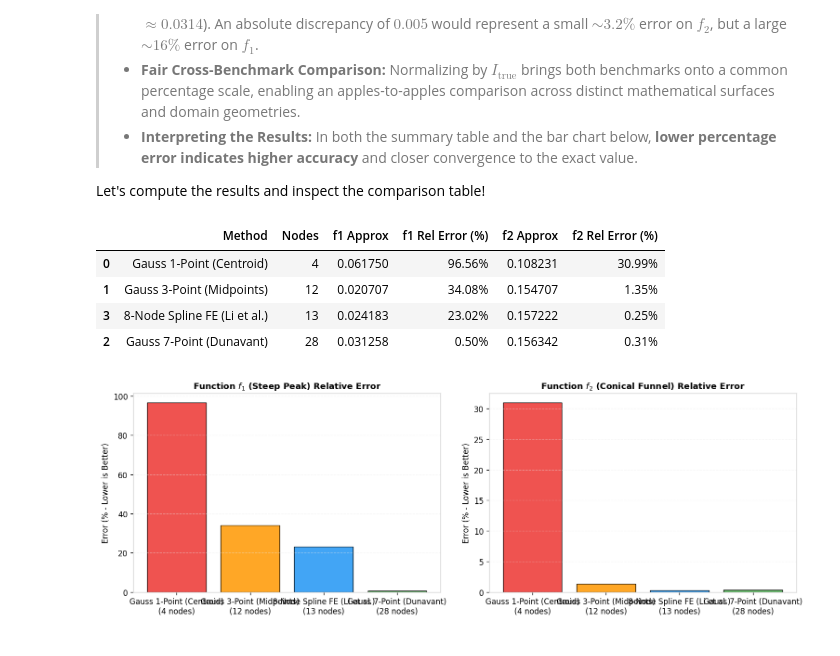
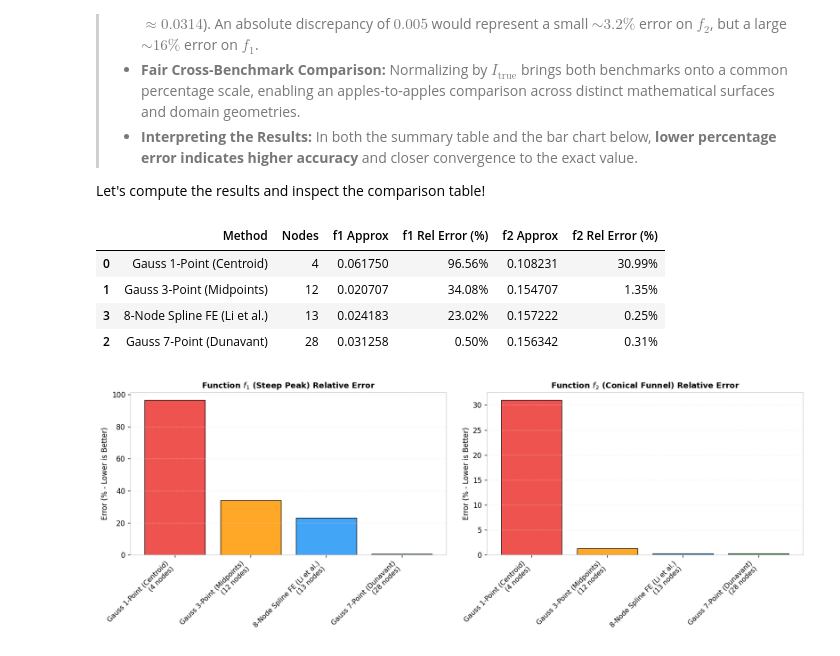
Before and after one commit to Jordi-Ab/inter-university-algorithms, a Jupyter notebook: polygon-integration/Numerical_Integration_over_Polygons_Visual_Guide.ipynb, the cells around one changed output. Saved outputs shown, nothing was run; the diff lists cells and outputs as text; code cells hidden in the pictures.

Commit message:
remove interactive plots dependencies

```diff
--- a/polygon-integration/Numerical_Integration_over_Polygons_Visual_Guide.ipynb
+++ b/polygon-integration/Numerical_Integration_over_Polygons_Visual_Guide.ipynb
@@ -543,34 +536,38 @@ display(df.style.format({
     'f1 Rel Error (%)': '{:.2f}%',
     'f2 Approx': '{:.6f}',
     'f2 Rel Error (%)': '{:.2f}%'
 }).background_gradient(subset=['f1 Rel Error (%)', 'f2 Rel Error (%)'], cmap='YlOrRd_r'))
 
 # Visual Bar Chart Comparison
-fig, (ax_bar1, ax_bar2) = plt.subplots(1, 2, figsize=(13, 4.5))
+fig, (ax_bar1, ax_bar2) = plt.subplots(1, 2, figsize=(14, 5.2))
 
 methods = df['Method'].tolist()
 nodes = df['Nodes'].tolist()
 labels = [f"{m}\n({n} nodes)" for m, n in zip(methods, nodes)]
 colors = ['#EF5350', '#FFA726', '#42A5F5', '#66BB6A']
 
 ax_bar1.bar(labels, df['f1 Rel Error (%)'], color=colors, edgecolor='black', lw=0.8)
 ax_bar1.set_title("Function $f_1$ (Steep Peak) Relative Error", fontsize=11, weight='bold')
 ax_bar1.set_ylabel("Error (% - Lower is Better)")
+ax_bar1.set_xticks(range(len(labels)))
+ax_bar1.set_xticklabels(labels, rotation=45, ha='right', fontsize=9.5)
 ax_bar1.grid(axis='y', alpha=0.4)
 
 ax_bar2.bar(labels, df['f2 Rel Error (%)'], color=colors, edgecolor='black', lw=0.8)
 ax_bar2.set_title("Function $f_2$ (Conical Funnel) Relative Error", fontsize=11, weight='bold')
 ax_bar2.set_ylabel("Error (% - Lower is Better)")
+ax_bar2.set_xticks(range(len(labels)))
+ax_bar2.set_xticklabels(labels, rotation=45, ha='right', fontsize=9.5)
 ax_bar2.grid(axis='y', alpha=0.4)
 
 plt.tight_layout()
 plt.show()
 # %% [output]
 |  | Method | Nodes | f1 Approx | f1 Rel Error (%) | f2 Approx | f2 Rel Error (%) |
 | 0 | Gauss 1-Point (Centroid) | 4 | 0.061750 | 96.56% | 0.108231 | 30.99% |
 | 1 | Gauss 3-Point (Midpoints) | 12 | 0.020707 | 34.08% | 0.154707 | 1.35% |
 | 3 | 8-Node Spline FE (Li et al.) | 13 | 0.024183 | 23.02% | 0.157222 | 0.25% |
 | 2 | Gauss 7-Point (Dunavant) | 28 | 0.031258 | 0.50% | 0.156342 | 0.31% |
-[figure, old version]
+[figure, new version]
 # %% [markdown]
 ---
```
Also changed, not shown: parts of 2 cells of this notebook, 1 other file.
